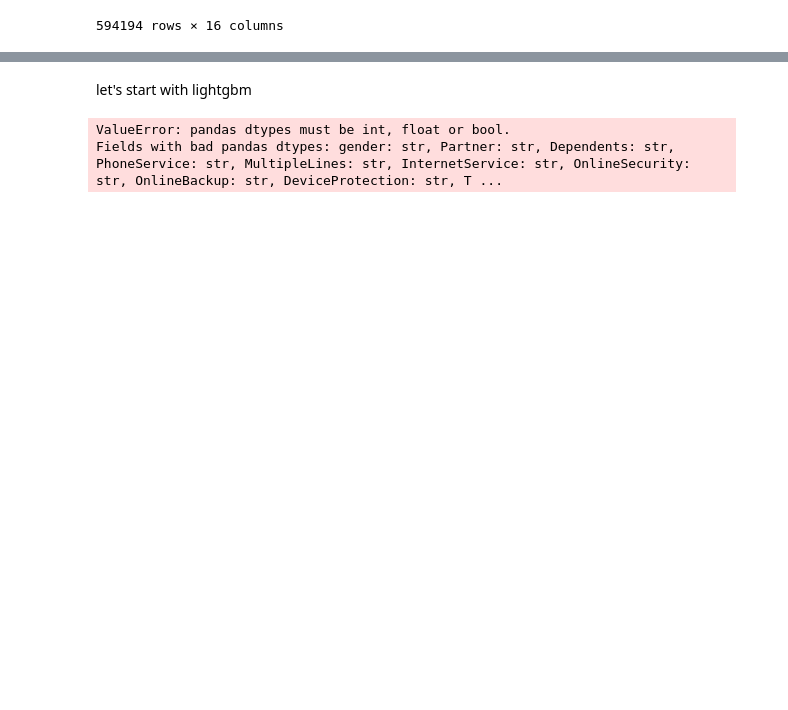
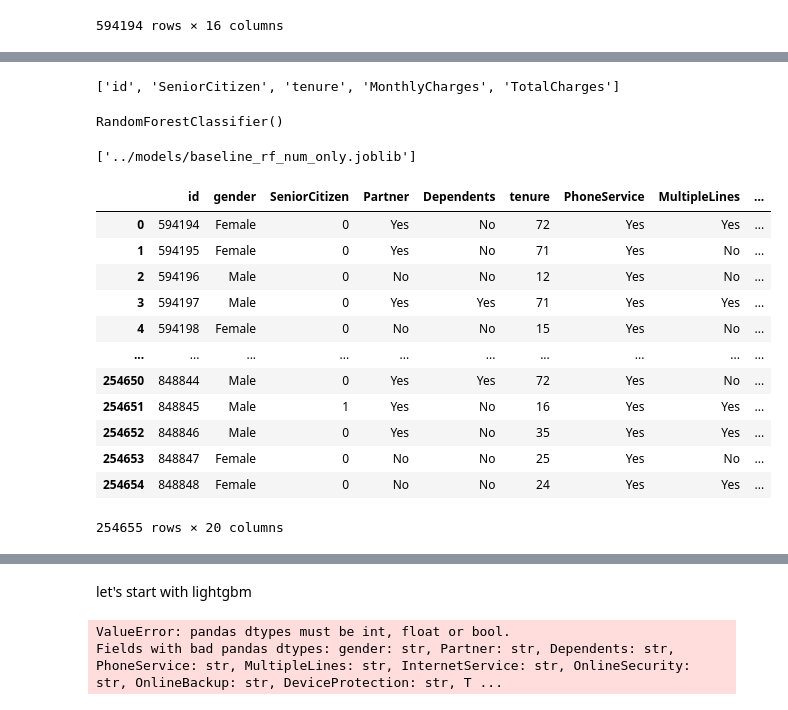
Before and after one commit to ranjan4git/kaggle-competitions, a Jupyter notebook: competitions/playground_s6e3_churn_prediction/notebooks/eda.ipynb, the cells around one changed output, grey strips where cells are left out. Cells and saved outputs as stored; diff of their text form; code cells hidden in the pictures; blank space fills up the shorter version.

```diff
--- a/competitions/playground_s6e3_churn_prediction/notebooks/eda.ipynb
+++ b/competitions/playground_s6e3_churn_prediction/notebooks/eda.ipynb
@@ -45 +86,6 @@ target_col = 'Churn'
+# %%
+num_cols = train_df.select_dtypes(include=np.number).columns.to_list()
+num_cols
+# %% [output]
+['id', 'SeniorCitizen', 'tenure', 'MonthlyCharges', 'TotalCharges']
 # %%
@@ -47 +93,12 @@ X_train = train_df[[col for col in train_df.columns if col != target_col]]
 y_train = train_df[target_col]
+# %%
+from sklearn.ensemble import RandomForestClassifier
+
+rf = RandomForestClassifier()
+rf.fit(X_train, y_train)
+# %% [output]
+RandomForestClassifier()
+# %%
+joblib.dump(rf, "../models/baseline_rf_num_only.joblib", compress=3)
+# %% [output]
+['../models/baseline_rf_num_only.joblib']
@@ -47,0 +107,16 @@ y_train = train_df[target_col]
+# %%
+test_df
+# %% [output]
+|  | id | gender | SeniorCitizen | Partner | Dependents | tenure | PhoneService | MultipleLines | ... |
+| 0 | 594194 | Female | 0 | Yes | No | 72 | Yes | Yes | ... |
+| 1 | 594195 | Female | 0 | Yes | No | 71 | Yes | No | ... |
+| 2 | 594196 | Male | 0 | No | No | 12 | Yes | No | ... |
+| 3 | 594197 | Male | 0 | Yes | Yes | 71 | Yes | Yes | ... |
+| 4 | 594198 | Female | 0 | No | No | 15 | Yes | No | ... |
+| ... | ... | ... | ... | ... | ... | ... | ... | ... | ... |
+| 254650 | 848844 | Male | 0 | Yes | Yes | 72 | Yes | No | ... |
+| 254651 | 848845 | Male | 1 | Yes | No | 16 | Yes | Yes | ... |
+| 254652 | 848846 | Male | 0 | Yes | No | 35 | Yes | Yes | ... |
+| 254653 | 848847 | Female | 0 | No | No | 25 | Yes | No | ... |
+| 254654 | 848848 | Female | 0 | No | No | 24 | Yes | Yes | ... |
+254655 rows × 20 columns
```
Also changed, not shown: parts of 14 cells of this notebook.
